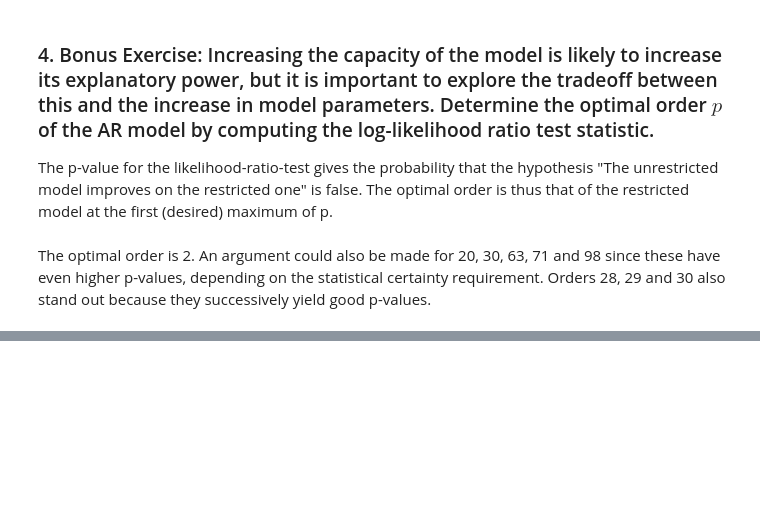
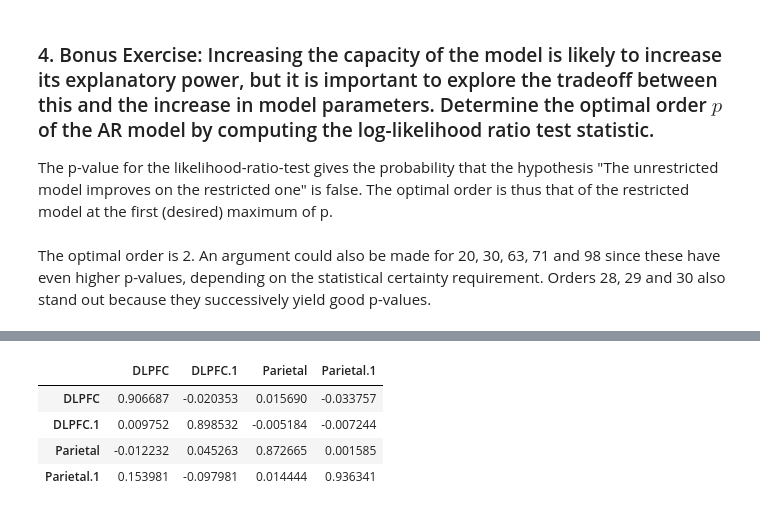
Before and after one commit to LarsKue/TSA-RNN, a Jupyter notebook: ex03/ex03.ipynb, the cells around one changed output, grey strips where cells are left out. Cells and saved outputs as stored; diff of their text form; code cells hidden in the pictures; blank space fills up the shorter version.

```diff
--- a/ex03/ex03.ipynb
+++ b/ex03/ex03.ipynb
@@ -163,0 +209,10 @@ Text(0.5, 1.0, 'Likelihood-Ratio-Test Results')
+# %%
+names = ["DLPFC", "DLPFC.1", "Parietal", "Parietal.1"]
+A = pd.DataFrame(data=np.squeeze(result.coefs), index=names, columns=names)
+A
+# %% [output]
+|  | DLPFC | DLPFC.1 | Parietal | Parietal.1 |
+| DLPFC | 0.906687 | -0.020353 | 0.015690 | -0.033757 |
+| DLPFC.1 | 0.009752 | 0.898532 | -0.005184 | -0.007244 |
+| Parietal | -0.012232 | 0.045263 | 0.872665 | 0.001585 |
+| Parietal.1 | 0.153981 | -0.097981 | 0.014444 | 0.936341 |
```
Also changed, not shown: parts of 21 cells of this notebook.
